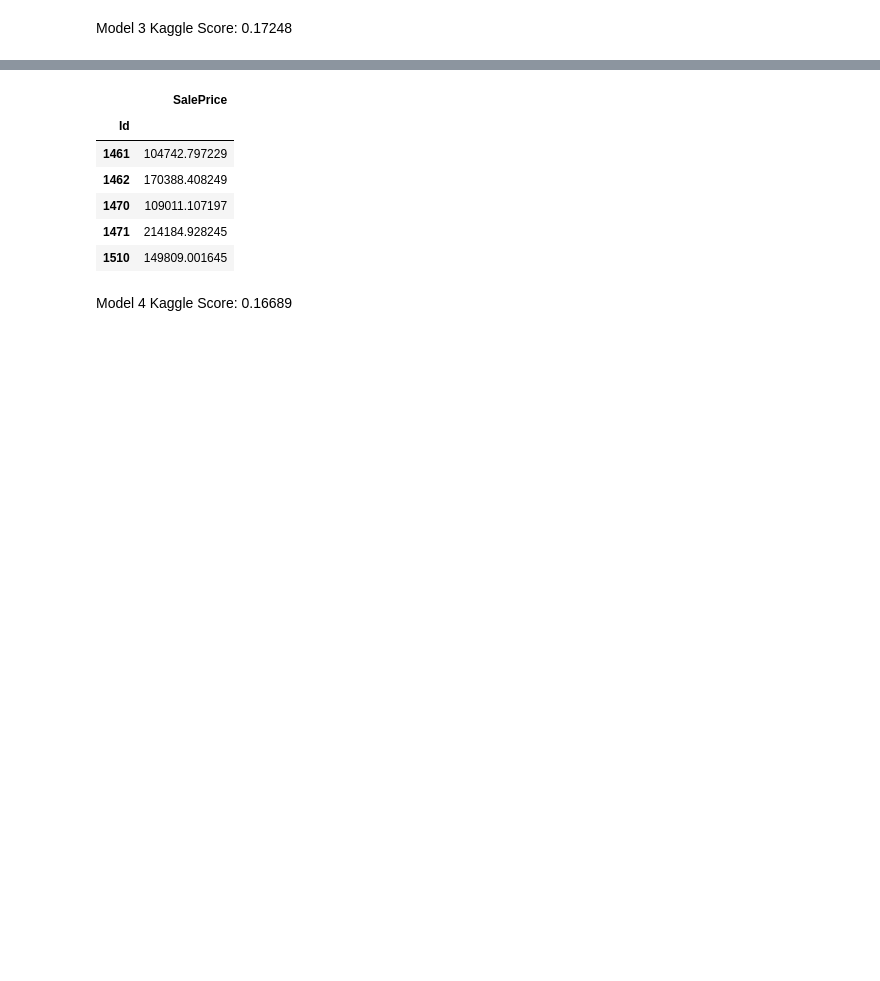
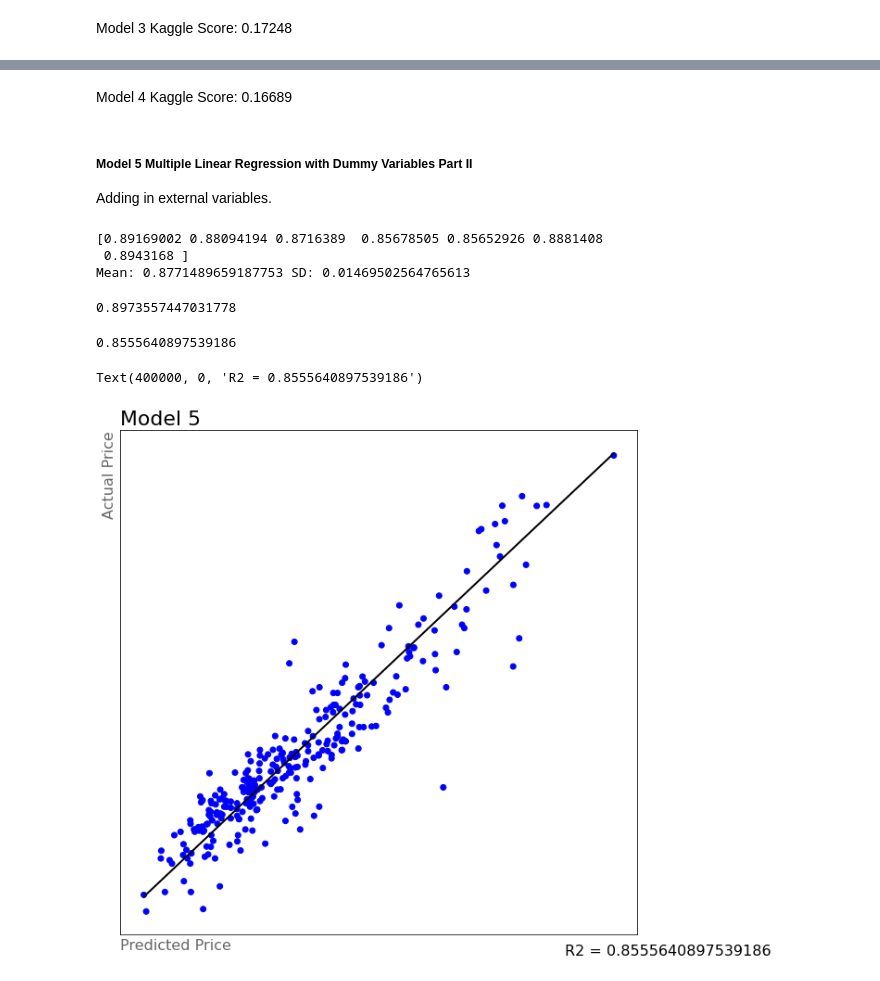
Before and after one commit to mikethisyamondol/ames_housing_price, a Jupyter notebook: Ames_IA_Housing_Prices.ipynb, the cells around one changed output, grey strips where cells are left out. Drawn from its saved outputs; the diff is of its cells as text; code cells hidden in the pictures; blank space fills up the shorter version.

Commit message:
model5

```diff
--- a/Ames_IA_Housing_Prices.ipynb
+++ b/Ames_IA_Housing_Prices.ipynb
@@ -1298,16 +1315,8 @@ Text(400000, 0, 'R2 = 0.8700715175546636')
 # %%
 # Kaggle Predictions - Model 4:
-x_holdout4 = df_test[features4]
-preds4 = linreg.predict(x_holdout4)
-submission4 = pd.DataFrame(preds4, index=df_test['Id'])
-submission4.rename(columns={0:'SalePrice'}, inplace=True)
-submission4.head()
+# x_holdout4 = df_test[features4]
+# preds4 = linreg.predict(x_holdout4)
+# submission4 = pd.DataFrame(preds4, index=df_test['Id'])
+# submission4.rename(columns={0:'SalePrice'}, inplace=True)
+# submission4.head()
-# %% [output]
-|  | SalePrice |
-| Id |  |
-| 1461 | 104742.797229 |
-| 1462 | 170388.408249 |
-| 1470 | 109011.107197 |
-| 1471 | 214184.928245 |
-| 1510 | 149809.001645 |
 # %%
@@ -1315,2 +1324,51 @@ submission4.to_csv('./drive/MyDrive/Colab Notebooks/MSDS422/submission4.csv')
 # %% [markdown]
 Model 4 Kaggle Score: 0.16689
+# %% [markdown]
+##### Model 5 Multiple Linear Regression with Dummy Variables Part II
+
+Adding in external variables.
+# %%
+features_5_1 = features4
+sale_cond = [col for col in df_train if 'SaleCondition_' in col]
+sale_type = [col for col in df_train if 'SaleType_' in col]
+sale_mo = [col for col in df_train if 'MoSold_' in col]
+sale_yr = [col for col in df_train if 'YrSold_' in col]
+
+features5 = features_5_1 + sale_cond + sale_type + sale_mo + sale_yr
+x5 = df_train[features5]
+x5_train, x5_test, y5_train, y5_test = train_test_split(x5, y, test_size=0.2)
+# %%
+linreg = LinearRegression()
+kf = KFold(n_splits = 7, shuffle=True)
+
+scores = cross_val_score(linreg, x5_train, y5_train, cv=kf)
+print(scores)
+print(f'Mean: {scores.mean()} SD: {scores.std()}')
+# %% [output]
+[0.89169002 0.88094194 0.8716389  0.85678505 0.85652926 0.8881408
+ 0.8943168 ]
+Mean: 0.8771489659187753 SD: 0.01469502564765613
+# %%
+linreg.fit(x5_train, y5_train)
+linreg.score(x5_train, y5_train)
+# %% [output]
+0.8973557447031778
+# %%
+linreg.score(x5_test, y5_test)
+# %% [output]
+0.8555640897539186
+# %%
+plt.figure(figsize=(10,10))
+col = np.where(linreg.predict(x5_test) > 500000, 'r', 'b')
+plt.scatter(linreg.predict(x5_test), y5_test, c=col)
+plt.title('Model 5', position=(0,1), size=22, ha='left')
+plt.xlabel('Predicted Price', position=(0,0), size=16, alpha=0.6, ha='left')
+plt.ylabel('Actual Price', position=(0,1), size=16, alpha=0.6, ha='right')
+plt.yticks([])
+plt.xticks([])
+plt.plot([min(linreg.predict(x5_test)), max(linreg.predict(x5_test))], [min(linreg.predict(x5_test)), max(linreg.predict(x5_test))], 'k-', lw=2)
+ax = plt.gca()
+ax.text(400000, 0, f'R2 = {linreg.score(x5_test, y5_test)}', size=16)
+# %% [output]
+Text(400000, 0, 'R2 = 0.8555640897539186')
+[figure, added]
```
Also changed, not shown: parts of 41 cells of this notebook.
